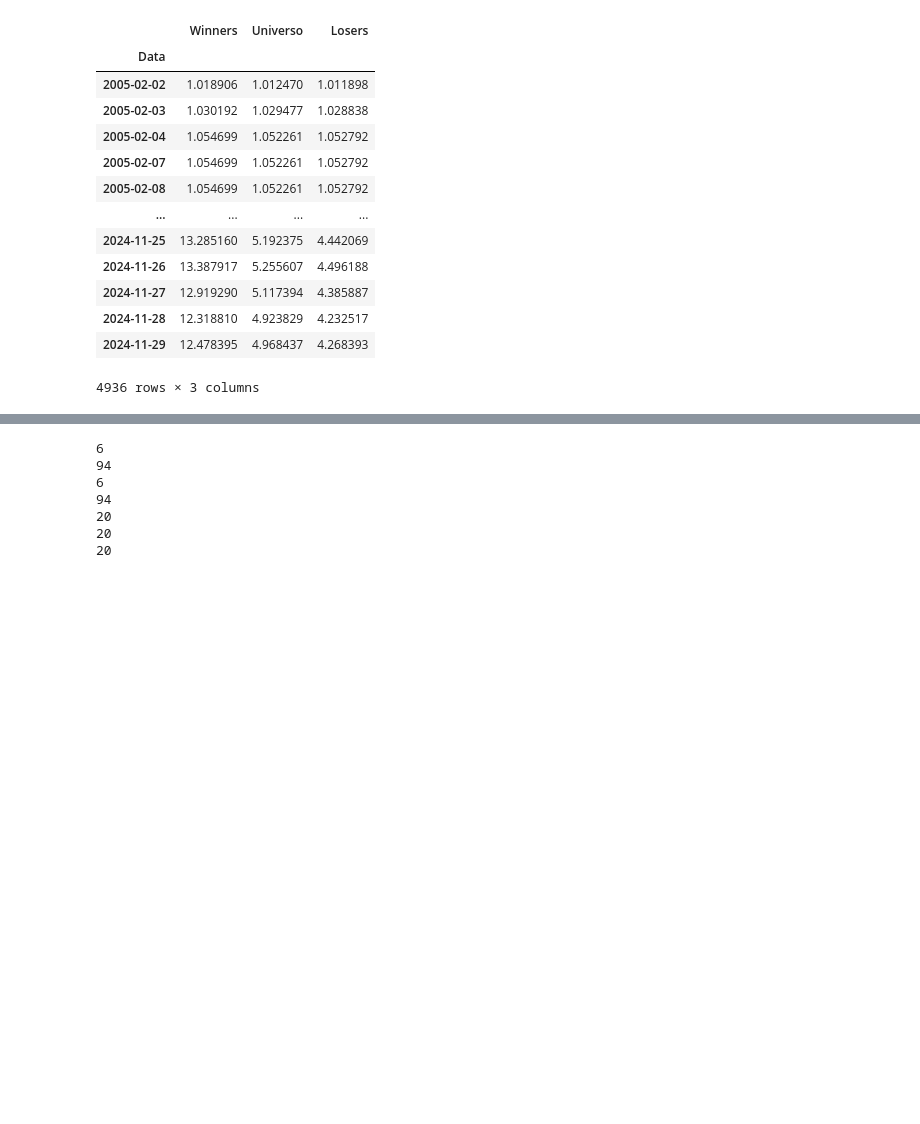
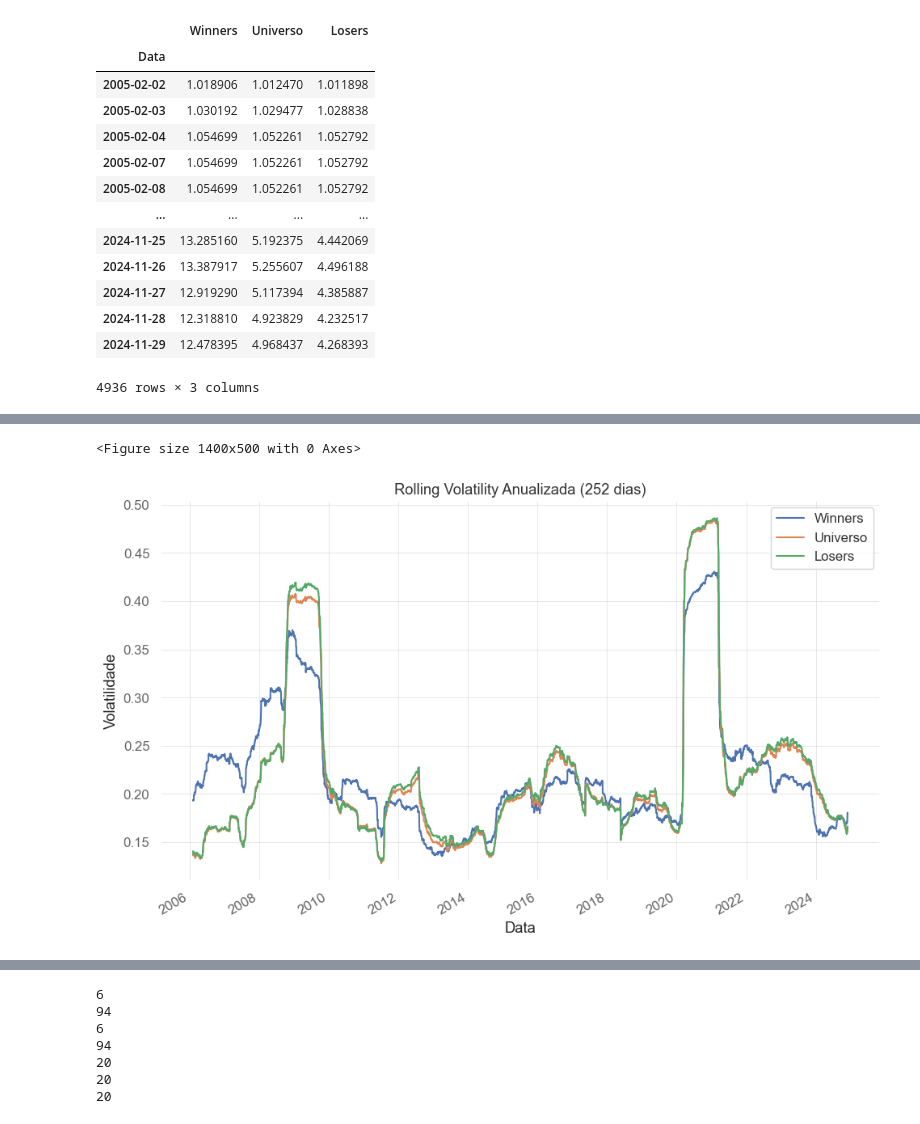
Before and after one commit to fefebiru/IQF-Grupo2, a Jupyter notebook: teste1_copy.ipynb, the cells around one changed output, grey strips where cells are left out. Cells and saved outputs as stored; diff of their text form; code cells hidden in the pictures; blank space fills up the shorter version.

```diff
--- a/teste1_copy.ipynb
+++ b/teste1_copy.ipynb
@@ -332,0 +370,14 @@ ModuleNotFoundError: No module named 'pyfolio'
+# %%
+
+plt.figure(figsize=(14, 5))
+daily_returns = returns.pct_change().dropna()
+rolling_volatility = daily_returns.rolling(window=252).std() * np.sqrt(252)
+rolling_volatility.plot()
+plt.title('Rolling Volatility Anualizada (252 dias)')
+plt.ylabel('Volatilidade')
+plt.grid(True)
+plt.tight_layout()
+plt.show()
+# %% [output]
+<Figure size 1400x500 with 0 Axes>
+[figure, added]
```
Also changed, not shown: parts of 14 cells of this notebook, 1 other file.
